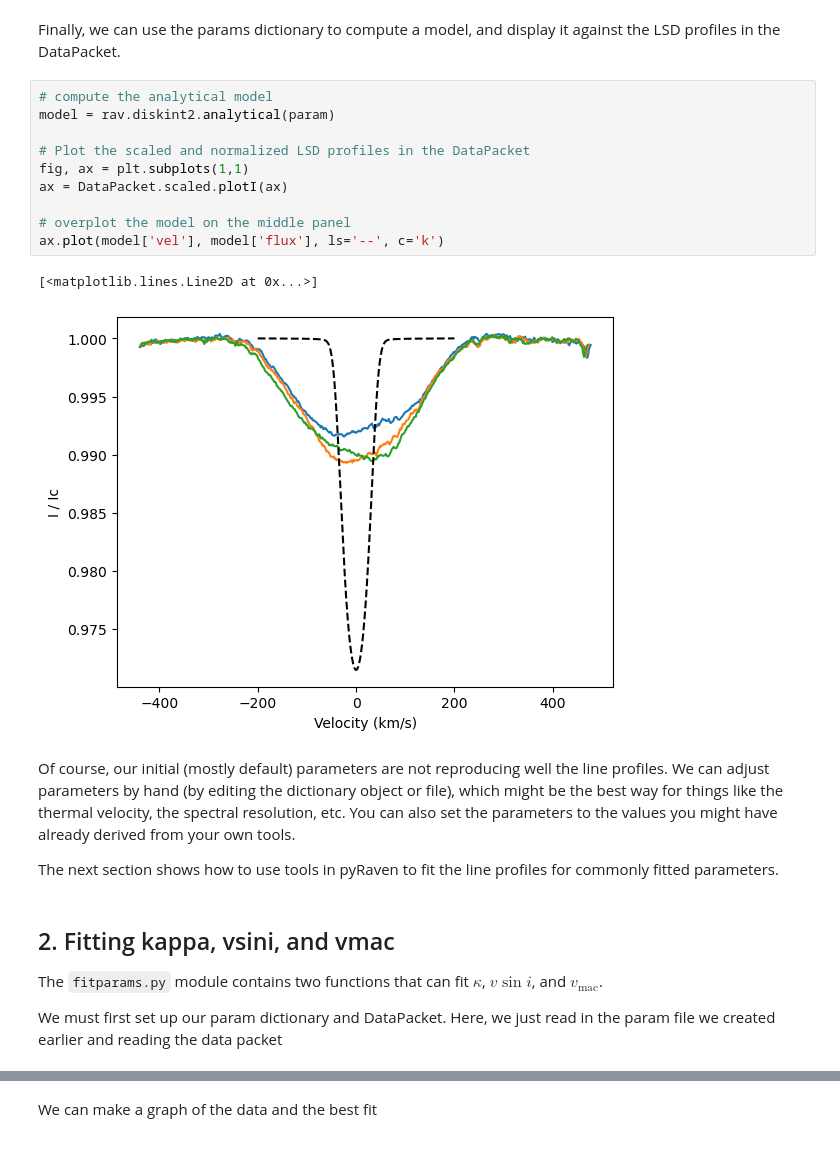
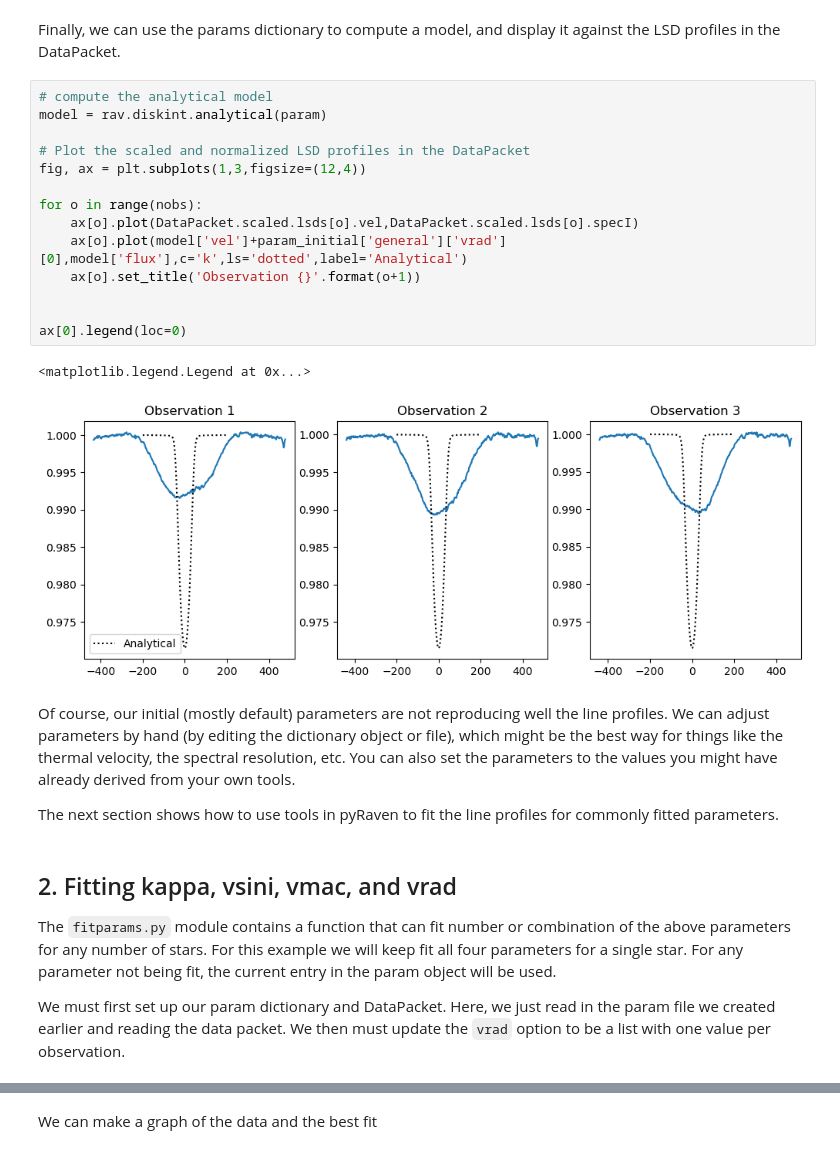
Before and after one commit to veropetit/pyRaven, a Jupyter notebook: JupyterBook/SimpleApplication/02-FitIntensity.ipynb, the cells around one changed output, grey strips where cells are left out. Saved outputs shown, nothing was run; the diff lists cells and outputs as text.

Commit message:
updated the fitting tutorial

```diff
--- a/JupyterBook/SimpleApplication/02-FitIntensity.ipynb
+++ b/JupyterBook/SimpleApplication/02-FitIntensity.ipynb
@@ -186,27 +188,31 @@ print(param)
 Finally, we can use the params dictionary to compute a model, and display it against the LSD profiles in the DataPacket.
 # %%
 # compute the analytical model
-model = rav.diskint2.analytical(param)
+model = rav.diskint.analytical(param)
 
 # Plot the scaled and normalized LSD profiles in the DataPacket
-fig, ax = plt.subplots(1,1)
-ax = DataPacket.scaled.plotI(ax)
+fig, ax = plt.subplots(1,3,figsize=(12,4))
 
-# overplot the model on the middle panel
-ax.plot(model['vel'], model['flux'], ls='--', c='k')
+for o in range(nobs):
+    ax[o].plot(DataPacket.scaled.lsds[o].vel,DataPacket.scaled.lsds[o].specI)
+    ax[o].plot(model['vel']+param_initial['general']['vrad'][0],model['flux'],c='k',ls='dotted',label='Analytical')
+    ax[o].set_title('Observation {}'.format(o+1))
+
+
+ax[0].legend(loc=0)
 # %% [output]
-[<matplotlib.lines.Line2D at 0x...>]
+<matplotlib.legend.Legend at 0x...>
-[figure, old version]
+[figure, new version]
 # %% [markdown]
 Of course, our initial (mostly default) parameters are not reproducing well the line profiles. We can adjust parameters by hand (by editing the dictionary object or file), which might be the best way for things like the thermal velocity, the spectral resolution, etc. You can also set the parameters to the values you might have already derived from your own tools.
 
 The next section shows how to use tools in pyRaven to fit the line profiles for commonly fitted parameters.
 # %% [markdown]
-## 2. Fitting kappa, vsini, and vmac
+## 2. Fitting kappa, vsini, vmac, and vrad
 
-The `fitparams.py` module contains two functions that can fit $\kappa$, $v\sin i$, and $v_\mathrm{mac}$.
+The `fitparams.py` module contains a function that can fit number or combination of the above parameters for any number of stars. For this example we will keep fit all four parameters for a single star. For any parameter not being fit, the current entry in the param object will be used.
 
-We must first set up our param dictionary and DataPacket. Here, we just read in the param file we created earlier and reading the data packet
+We must first set up our param dictionary and DataPacket. Here, we just read in the param file we created earlier and reading the data packet. We then must update the `vrad` option to be a list with one value per observation.
 # %%
 param_initial = rav.params.read_parameters('ExampleOutput/02-FitIntensity/FitI_param_initial.json')
 DataPacket = rav.data.read_packet('ExampleOutput/01-DataSetup/ExamplePacket.h5')
```
Also changed, not shown: parts of 17 cells of this notebook, 2 other files.
